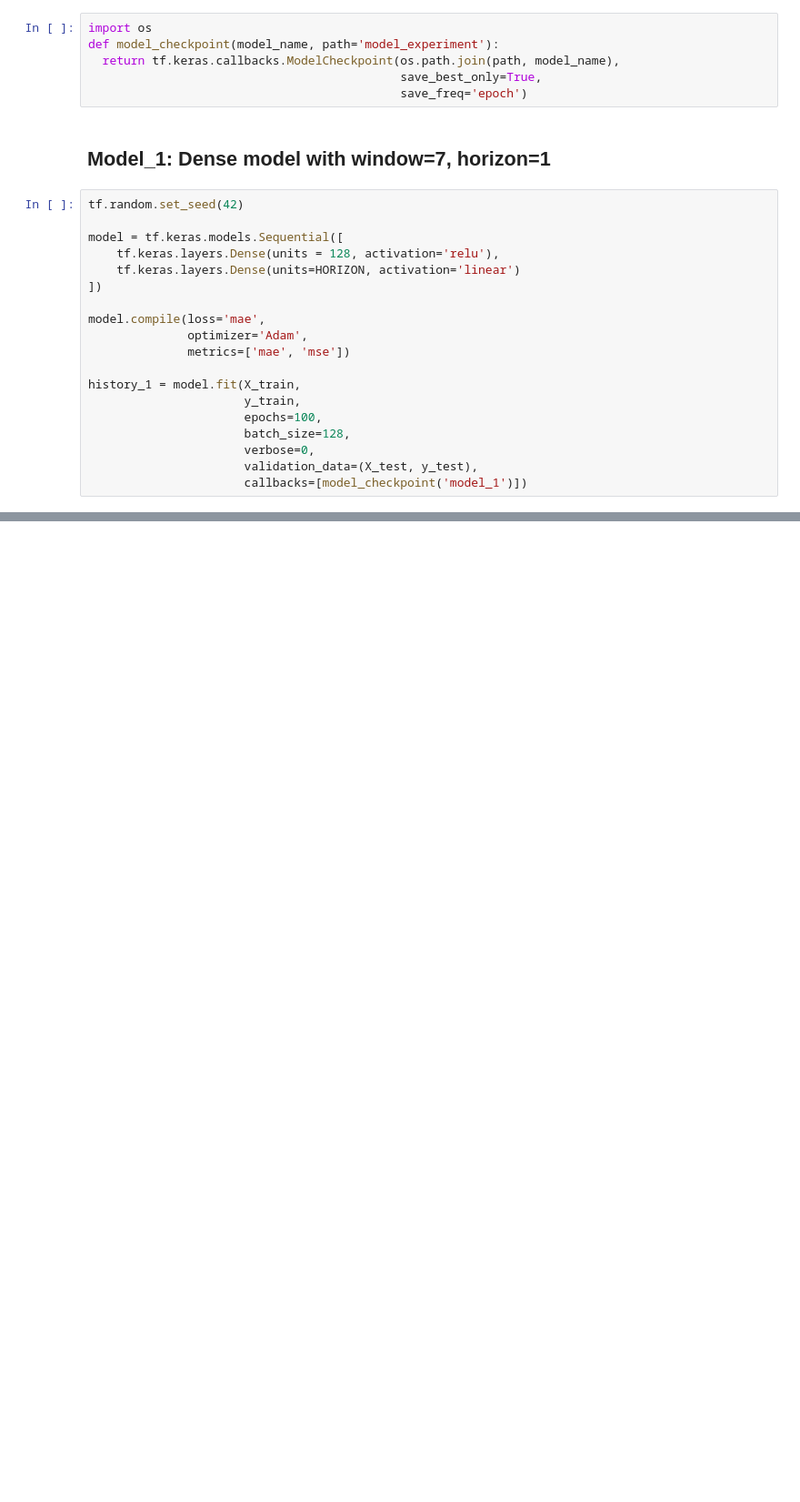
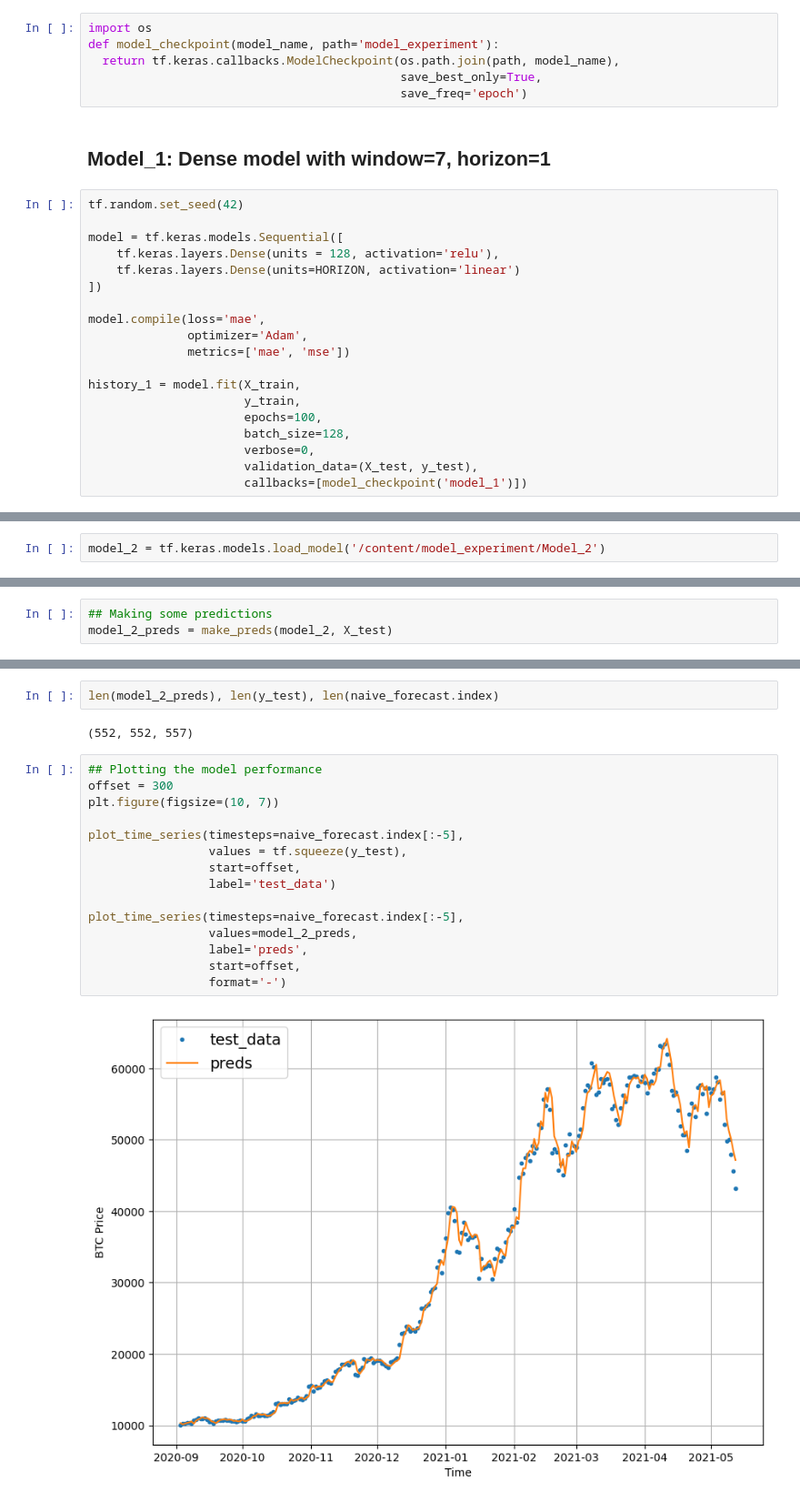
Before and after one commit to Seenuprime/Deep-Learning, a Jupyter notebook: 10_Time_series_TensorFlow.ipynb, the cells around one changed output, grey strips where cells are left out. Shown at 91% size. Cells and saved outputs as stored; diff of their text form; blank space fills up the shorter version.

```diff
--- a/10_Time_series_TensorFlow.ipynb
+++ b/10_Time_series_TensorFlow.ipynb
@@ -339,0 +461,2 @@ model_1.evaluate(X_test, y_test)
+# %%
+model_2 = tf.keras.models.load_model('/content/model_experiment/Model_2')
@@ -339,0 +468,3 @@ model_1.evaluate(X_test, y_test)
+# %%
+## Making some predictions
+model_2_preds = make_preds(model_2, X_test)
@@ -339,0 +495,21 @@ model_1.evaluate(X_test, y_test)
+# %%
+len(model_2_preds), len(y_test), len(naive_forecast.index)
+# %% [output]
+(552, 552, 557)
+# %%
+## Plotting the model performance
+offset = 300
+plt.figure(figsize=(10, 7))
+
+plot_time_series(timesteps=naive_forecast.index[:-5],
+                 values = tf.squeeze(y_test),
+                 start=offset,
+                 label='test_data')
+
+plot_time_series(timesteps=naive_forecast.index[:-5],
+                 values=model_2_preds,
+                 label='preds',
+                 start=offset,
+                 format='-')
+# %% [output]
+[figure, added]
```
Also changed, not shown: parts of 42 cells of this notebook.
